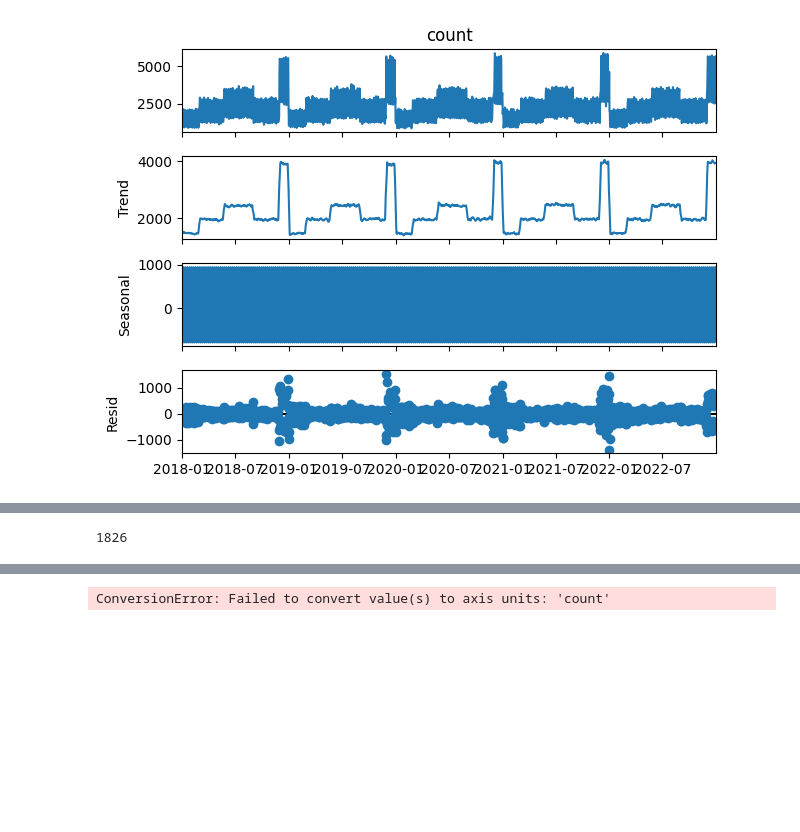
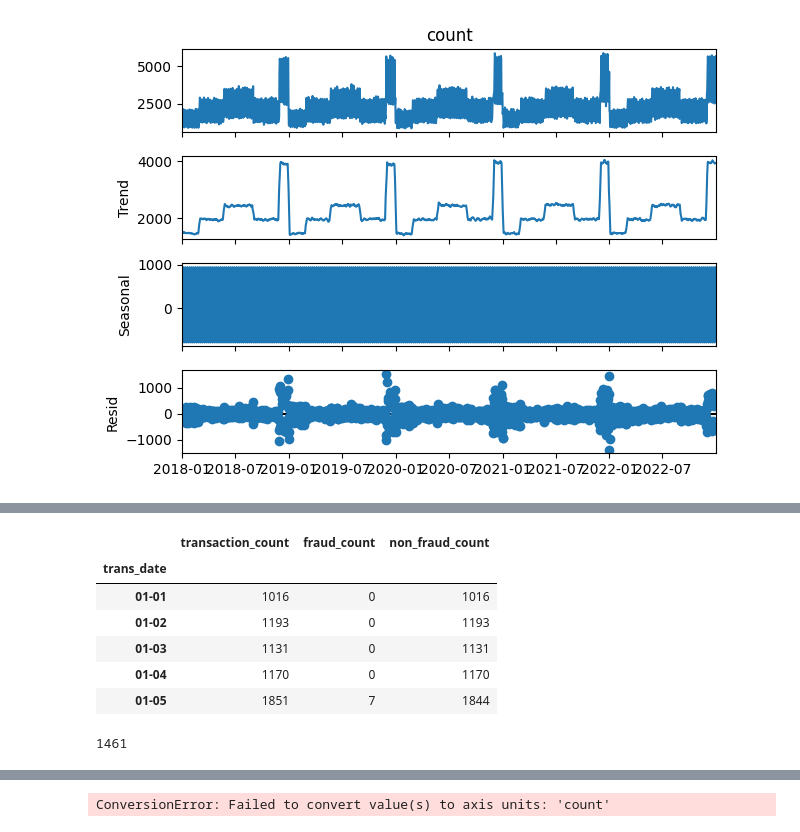
Before and after one commit to DMODPevahouse/ai_enabled_system, a Jupyter notebook: TimeSeries/Assignment/data_exploration.ipynb, the cells around one changed output, grey strips where cells are left out. Drawn from its saved outputs; the diff is of its cells as text; code cells hidden in the pictures; blank space fills up the shorter version.

```diff
--- a/TimeSeries/Assignment/data_exploration.ipynb
+++ b/TimeSeries/Assignment/data_exploration.ipynb
@@ -644,0 +643,10 @@ Warnings:
+# %%
+df_transformed.head()
+# %% [output]
+|  | transaction_count | fraud_count | non_fraud_count |
+| trans_date |  |  |  |
+| 01-01 | 1016 | 0 | 1016 |
+| 01-02 | 1193 | 0 | 1193 |
+| 01-03 | 1131 | 0 | 1131 |
+| 01-04 | 1170 | 0 | 1170 |
+| 01-05 | 1851 | 7 | 1844 |
@@ -648,5 +662,5 @@ test = df_transformed.iloc[1826-100:]
 # %%
-len(df_transformed)
+len(train)
 # %% [output]
-1826
+1461
 # %%
```
Also changed, not shown: parts of 19 cells of this notebook, 7 other files.
